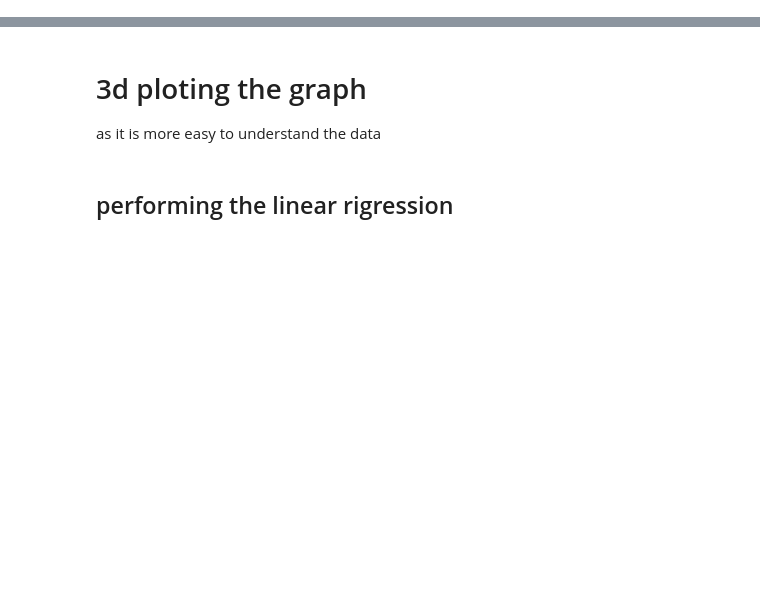
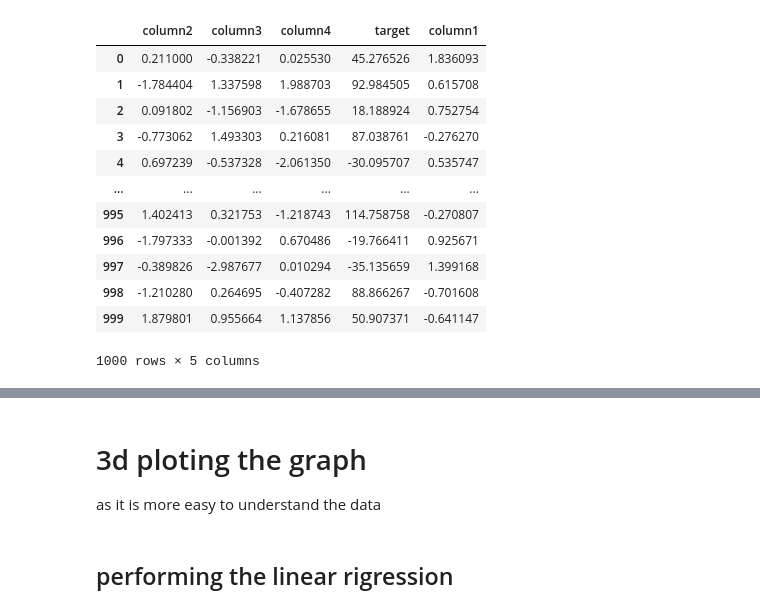
Before and after one commit to okfindme/Machine_learning, a Jupyter notebook: Machine_learning/Multiple_linear_regression/multi_linear_regression.ipynb, the cells around one changed output, grey strips where cells are left out. Saved outputs shown, nothing was run; the diff lists cells and outputs as text; code cells hidden in the pictures; blank space fills up the shorter version.

```diff
--- a/Machine_learning/Multiple_linear_regression/multi_linear_regression.ipynb
+++ b/Machine_learning/Multiple_linear_regression/multi_linear_regression.ipynb
@@ -21,3 +21,22 @@ df['target'] = y
+# %%
+# another way to make the data frame
+df[['column1', 'column2', 'column3', 'column4']] = x.copy()
+df["target"] = y
+df
+# %% [output]
+|  | column2 | column3 | column4 | target | column1 |
+| 0 | 0.211000 | -0.338221 | 0.025530 | 45.276526 | 1.836093 |
+| 1 | -1.784404 | 1.337598 | 1.988703 | 92.984505 | 0.615708 |
+| 2 | 0.091802 | -1.156903 | -1.678655 | 18.188924 | 0.752754 |
+| 3 | -0.773062 | 1.493303 | 0.216081 | 87.038761 | -0.276270 |
+| 4 | 0.697239 | -0.537328 | -2.061350 | -30.095707 | 0.535747 |
+| ... | ... | ... | ... | ... | ... |
+| 995 | 1.402413 | 0.321753 | -1.218743 | 114.758758 | -0.270807 |
+| 996 | -1.797333 | -0.001392 | 0.670486 | -19.766411 | 0.925671 |
+| 997 | -0.389826 | -2.987677 | 0.010294 | -35.135659 | 1.399168 |
+| 998 | -1.210280 | 0.264695 | -0.407282 | 88.866267 | -0.701608 |
+| 999 | 1.879801 | 0.955664 | 1.137856 | 50.907371 | -0.641147 |
+1000 rows × 5 columns
 # %%
 print(df)
 # %% [output]
```
Also changed, not shown: parts of 5 cells of this notebook, 4 other files.
